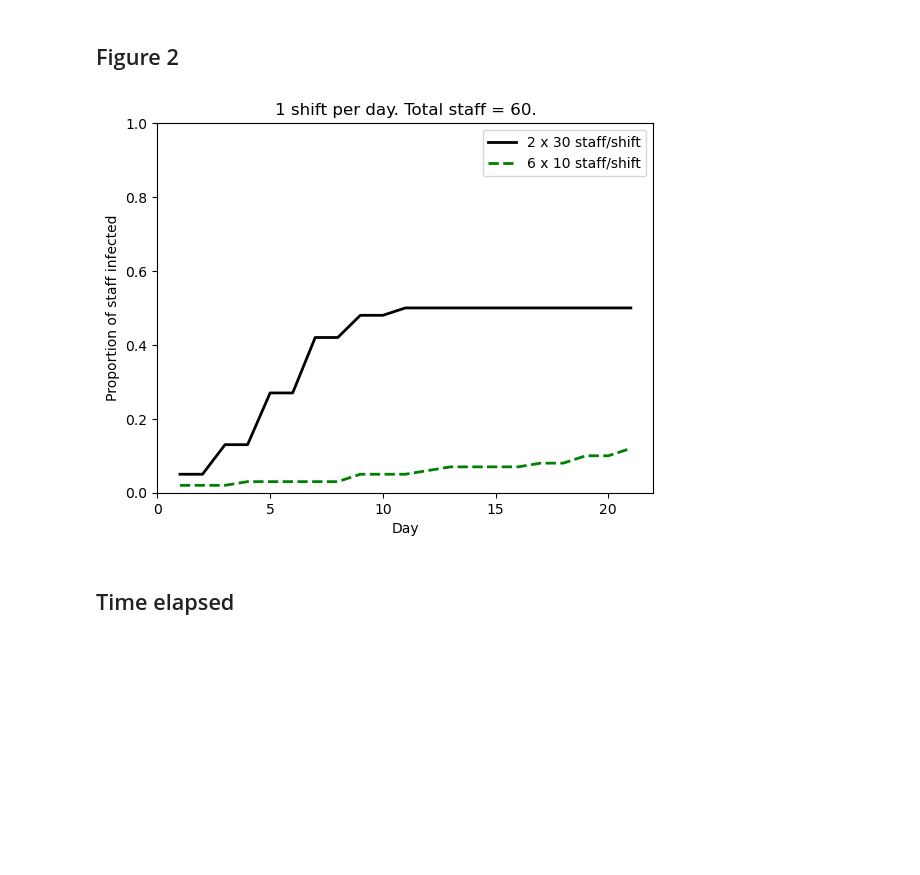
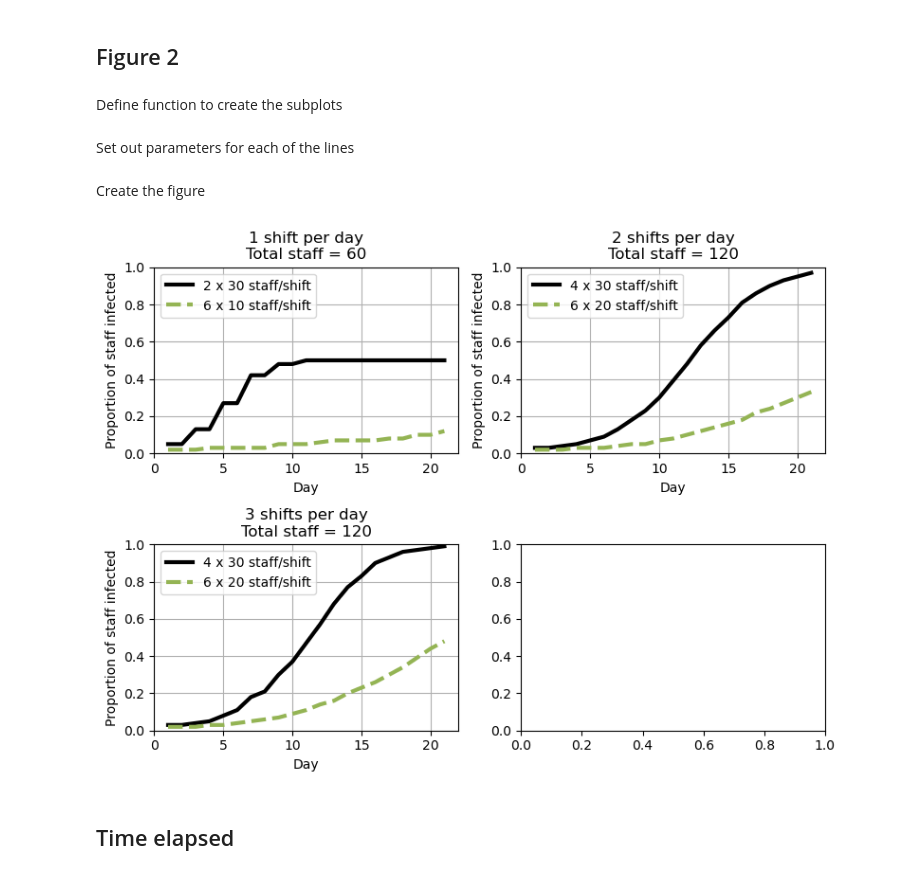
Before and after one commit to pythonhealthdatascience/stars-reproduce-lim-2020, a Jupyter notebook: reproduction/scripts/reproduction.ipynb, the cells around one changed output. Drawn from its saved outputs; the diff is of its cells as text; code cells hidden in the pictures; blank space fills up the shorter version.

```diff
--- a/reproduction/scripts/reproduction.ipynb
+++ b/reproduction/scripts/reproduction.ipynb
@@ -215,30 +225,4 @@ Name: diff, dtype: float64
 # %% [markdown]
 ## Figure 2
-# %%
-# Line 1 in Figure 2A
-fig2a_l1 = model_base15.loc[
-    (model_base15['shifts_per_day'] == 1) &
-    (model_base15['staff_per_shift'] == 30) &
-    (model_base15['strength'] == 2) &
-    (model_base15['staff_change']==1), ['end_of_day', 'prop_infected']]
-fig2a_l1.set_index('end_of_day', inplace=True)
-
-# Line 2 in Figure 2A
-fig2a_l2 = model_base15.loc[
-    (model_base15['shifts_per_day'] == 1) &
-    (model_base15['staff_per_shift'] == 10) &
-    (model_base15['strength'] == 6) &
-    (model_base15['staff_change']==1), ['end_of_day', 'prop_infected']]
-fig2a_l2.set_index('end_of_day', inplace=True)
-
-plt.plot(fig2a_l1, label='2 x 30 staff/shift', color='black', linewidth=2)
-plt.plot(fig2a_l2, label='6 x 10 staff/shift', color='green', linestyle='--', linewidth=2)
-plt.xlabel('Day')
-plt.xticks(np.arange(0, 21, 5))
-plt.ylabel('Proportion of staff infected')
-plt.ylim(0, 1)
-plt.title('1 shift per day. Total staff = 60.')
-plt.legend()
-plt.show()
-# %% [output]
-[figure, removed]
+# %% [markdown]
+Define function to create the subplots
@@ -244,0 +270,2 @@ plt.show()
+# %% [markdown]
+Set out parameters for each of the lines
@@ -245,3 +332,22 @@ plt.show()
+# %% [markdown]
+Create the figure
+# %%
+# Set up number of subplots and figure size
+fig, ax = plt.subplots(2, 2, figsize=(8, 6))
+
+# Create the subplots
+plot_fig2([fig2a_black, fig2a_green], ax[0,0],
+          title='1 shift per day\nTotal staff = 60')
+plot_fig2([fig2b_black, fig2b_green], ax[0,1],
+          title='2 shifts per day\nTotal staff = 120')
+plot_fig2([fig2c_black, fig2c_green], ax[1,0],
+          title='3 shifts per day\nTotal staff = 120')
+
+# Display the figure
+fig.tight_layout()
+plt.show()
+# %% [output]
+[figure, added]
 # %% [markdown]
 ## Time elapsed
 # %%
```
Also changed, not shown: parts of 7 cells of this notebook.
